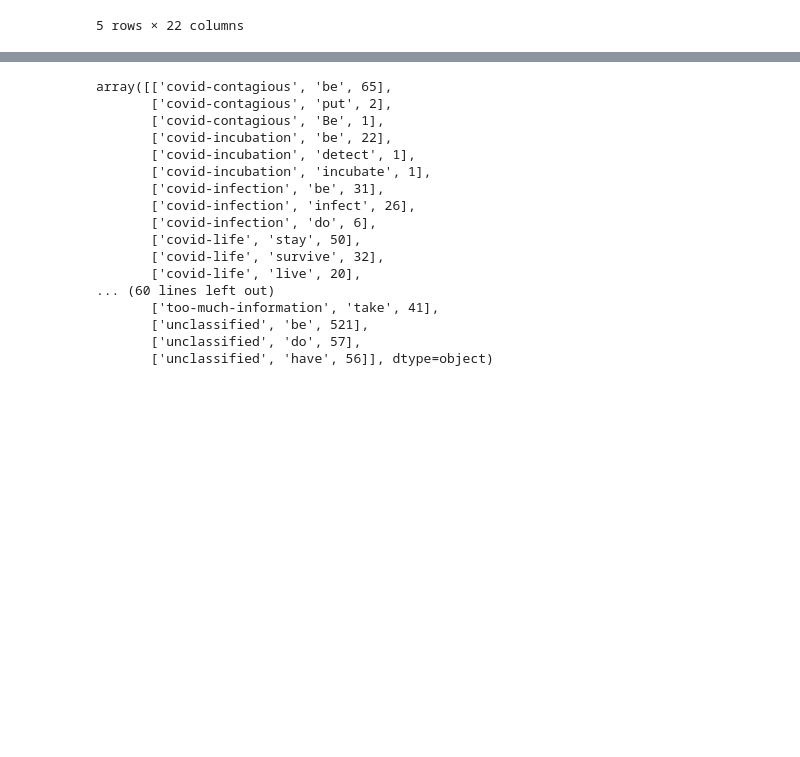
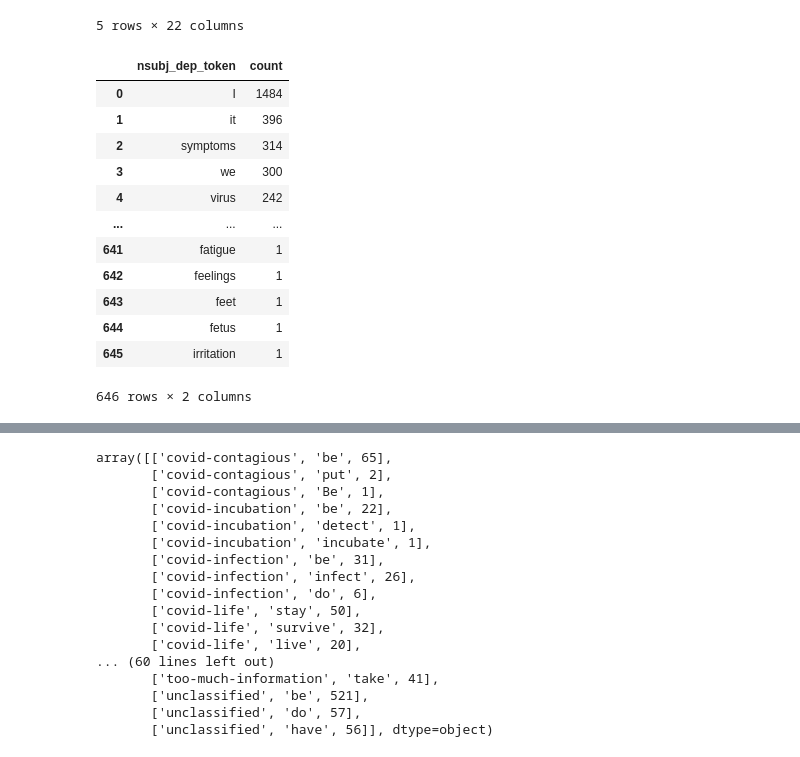
Before and after one commit to dialoguemd-archives/covidfaq, a Jupyter notebook: experiments/QuesSort Pipeline - Dependency Based.ipynb, the cells around one changed output, grey strips where cells are left out. Saved outputs shown, nothing was run; the diff lists cells and outputs as text; code cells hidden in the pictures; blank space fills up the shorter version.

```diff
--- a/experiments/QuesSort Pipeline - Dependency Based.ipynb
+++ b/experiments/QuesSort Pipeline - Dependency Based.ipynb
@@ -331,7 +246,0 @@ def get_dep_tokens(doc, dep, head=True, lemma=True):
-# %%
-dataset["nsubj_lemma"] = dataset.spacy_doc.apply(get_dep_tokens, dep="nsubj", lemma=True)
-dataset["nsubj_token"] = dataset.spacy_doc.apply(get_dep_tokens, dep="nsubj", lemma=False)
-dataset["nsubj_dep_lemma"] = dataset.spacy_doc.apply(get_dep_tokens, dep="nsubj", head=False, lemma=True)
-dataset["nsubj_dep_token"] = dataset.spacy_doc.apply(get_dep_tokens, dep="nsubj", head=False, lemma=False)
-dataset["root_lemma"] = dataset.spacy_doc.apply(get_dep_tokens, dep="root", lemma=True)
-dataset["root_token"] = dataset.spacy_doc.apply(get_dep_tokens, dep="root", lemma=False)
@@ -505,0 +520,16 @@ def get_stats(df, stat_col, groupby_col, top_count=3):
+# %%
+dataset.explode("nsubj_dep_token").groupby("nsubj_dep_token")["nsubj_dep_token"].count().rename("count").sort_values(ascending=False).reset_index()
+# %% [output]
+|  | nsubj_dep_token | count |
+| 0 | I | 1484 |
+| 1 | it | 396 |
+| 2 | symptoms | 314 |
+| 3 | we | 300 |
+| 4 | virus | 242 |
+| ... | ... | ... |
+| 641 | fatigue | 1 |
+| 642 | feelings | 1 |
+| 643 | feet | 1 |
+| 644 | fetus | 1 |
+| 645 | irritation | 1 |
+646 rows × 2 columns
```
Also changed, not shown: parts of 75 cells of this notebook, 2 other files.
